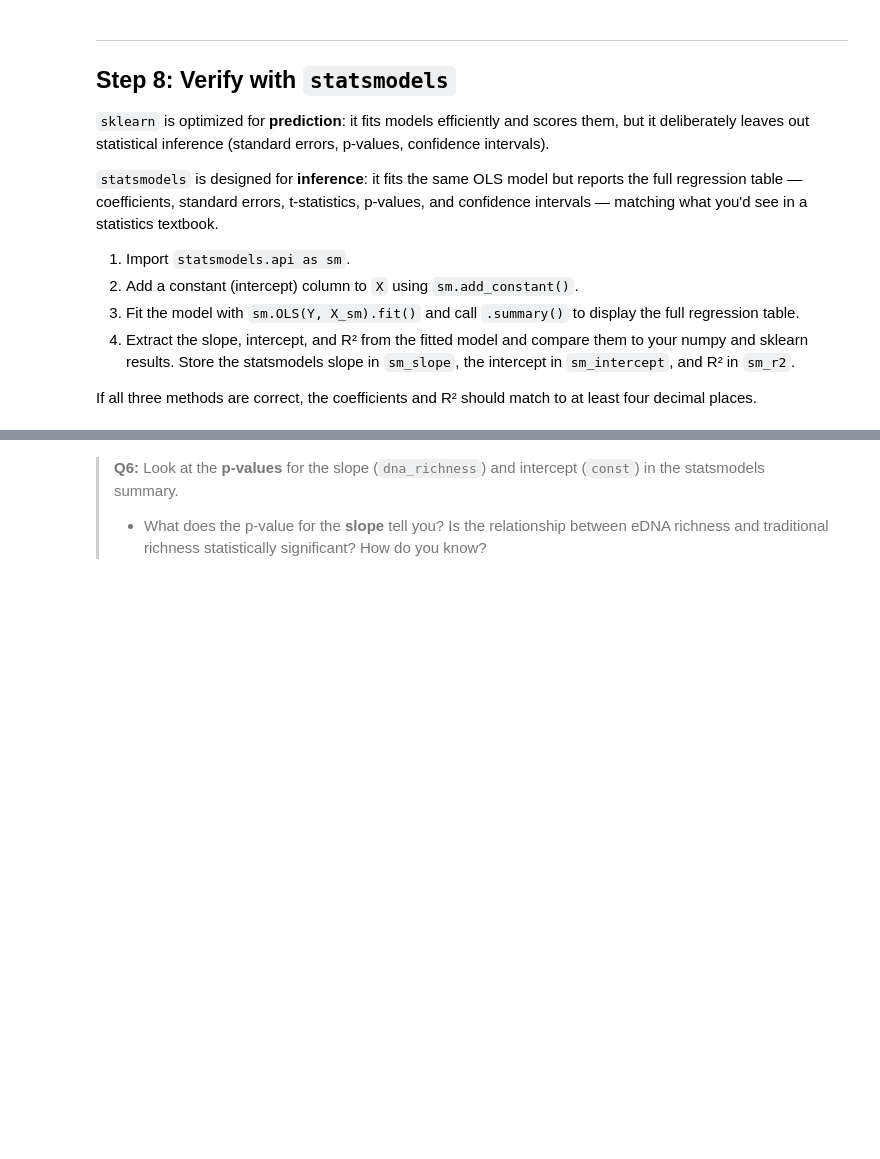
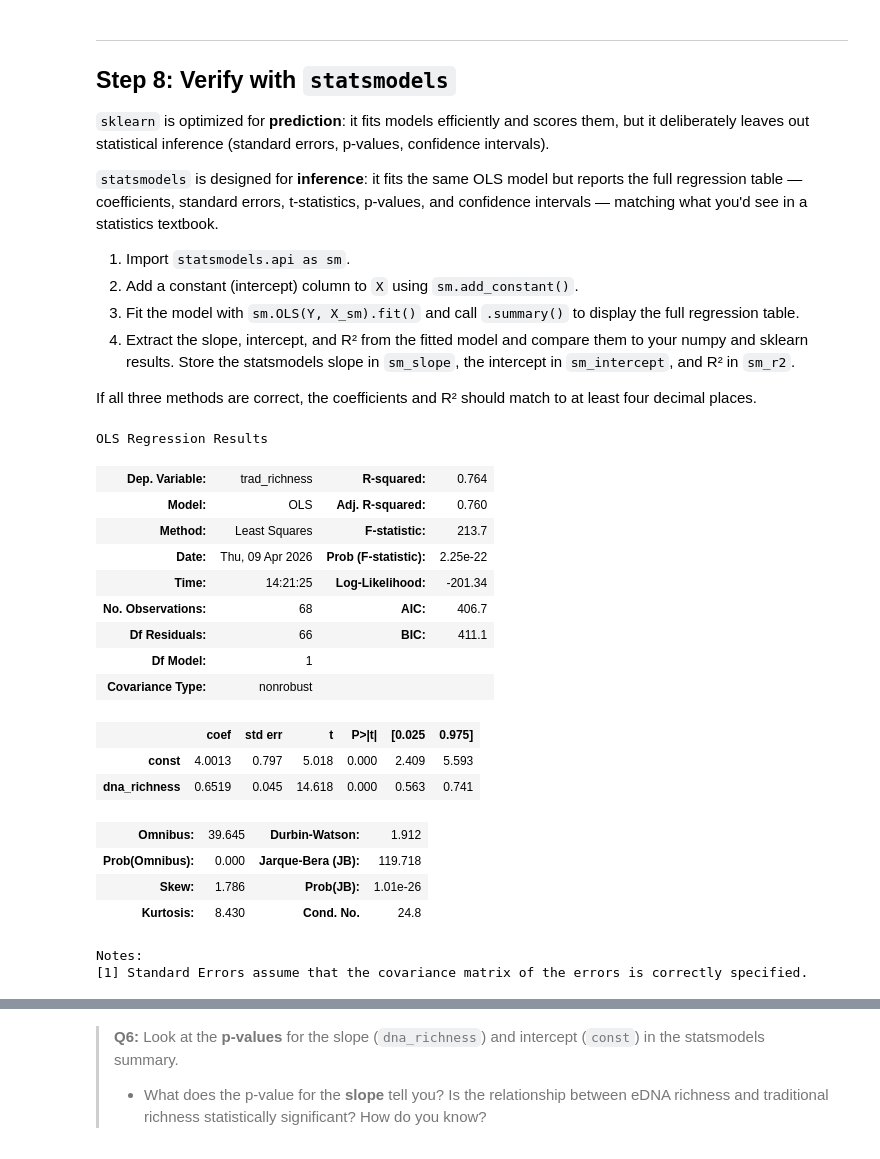
Before and after one commit to avarobillard/assignment-1, a Jupyter notebook: task2/hw1-task2.ipynb, the cells around one changed output, grey strips where cells are left out. Saved outputs shown, nothing was run; the diff lists cells and outputs as text; code cells hidden in the pictures; blank space fills up the shorter version.

```diff
--- a/task2/hw1-task2.ipynb
+++ b/task2/hw1-task2.ipynb
@@ -249,11 +261,35 @@ grader.check("q9")
 If all three methods are correct, the coefficients and R² should match to at least four decimal places.
 # %%
 
+import statsmodels.api as sm
 
+X_sm = sm.add_constant(x)
+model = sm.OLS(y, X_sm).fit()
 
+sm_intercept = model.params[0]
+sm_slope     = model.params[1]
+sm_r2        = model.rsquared
 
-sm_intercept = ...
-sm_slope     = ...
-sm_r2        = ...
+model.summary()
+# %% [output]
+OLS Regression Results
+| Dep. Variable: | trad_richness | R-squared: | 0.764 |
+| Model: | OLS | Adj. R-squared: | 0.760 |
+| Method: | Least Squares | F-statistic: | 213.7 |
+| Date: | Thu, 09 Apr 2026 | Prob (F-statistic): | 2.25e-22 |
+| Time: | 14:21:25 | Log-Likelihood: | -201.34 |
+| No. Observations: | 68 | AIC: | 406.7 |
+| Df Residuals: | 66 | BIC: | 411.1 |
+| Df Model: | 1 |  |  |
+| Covariance Type: | nonrobust |  |  |
+|  | coef | std err | t | P>|t| | [0.025 | 0.975] |
+| const | 4.0013 | 0.797 | 5.018 | 0.000 | 2.409 | 5.593 |
+| dna_richness | 0.6519 | 0.045 | 14.618 | 0.000 | 0.563 | 0.741 |
+| Omnibus: | 39.645 | Durbin-Watson: | 1.912 |
+| Prob(Omnibus): | 0.000 | Jarque-Bera (JB): | 119.718 |
+| Skew: | 1.786 | Prob(JB): | 1.01e-26 |
+| Kurtosis: | 8.430 | Cond. No. | 24.8 |
+Notes:
+[1] Standard Errors assume that the covariance matrix of the errors is correctly specified.
 # %%
 grader.check("q10")
```
Also changed, not shown: parts of 6 cells of this notebook.
